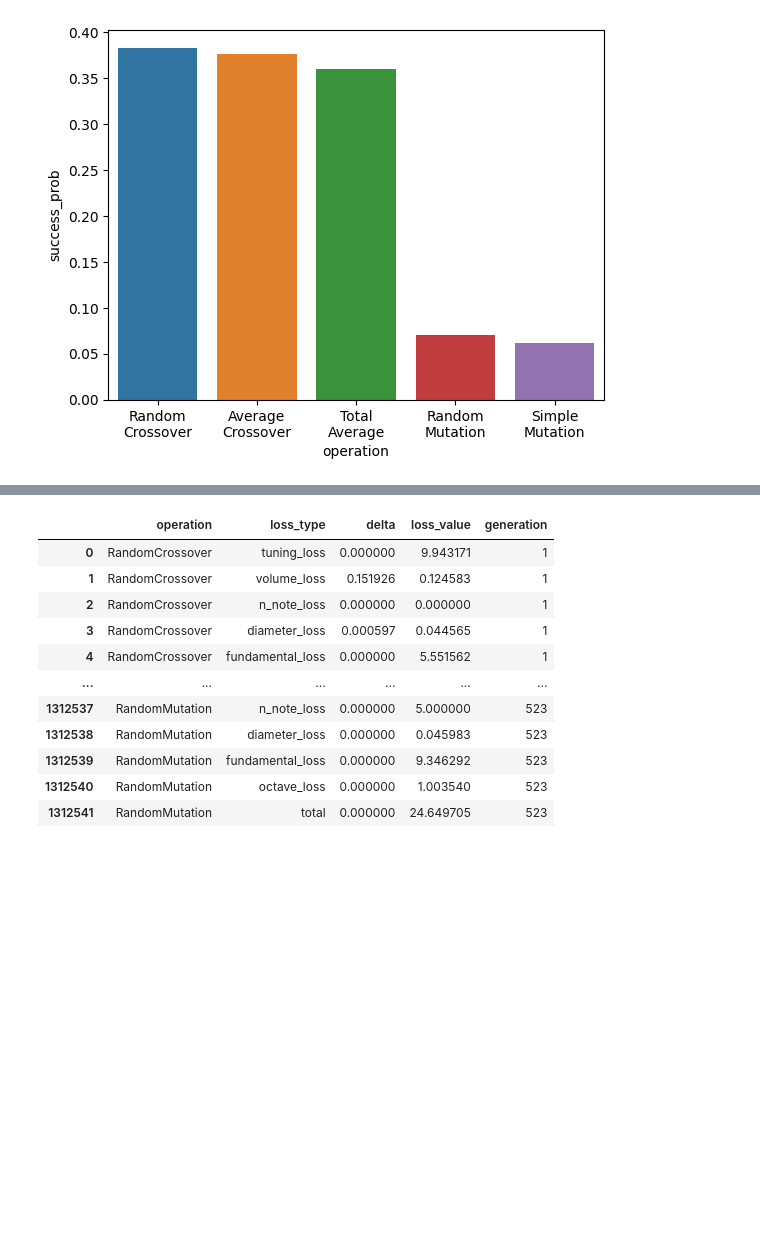
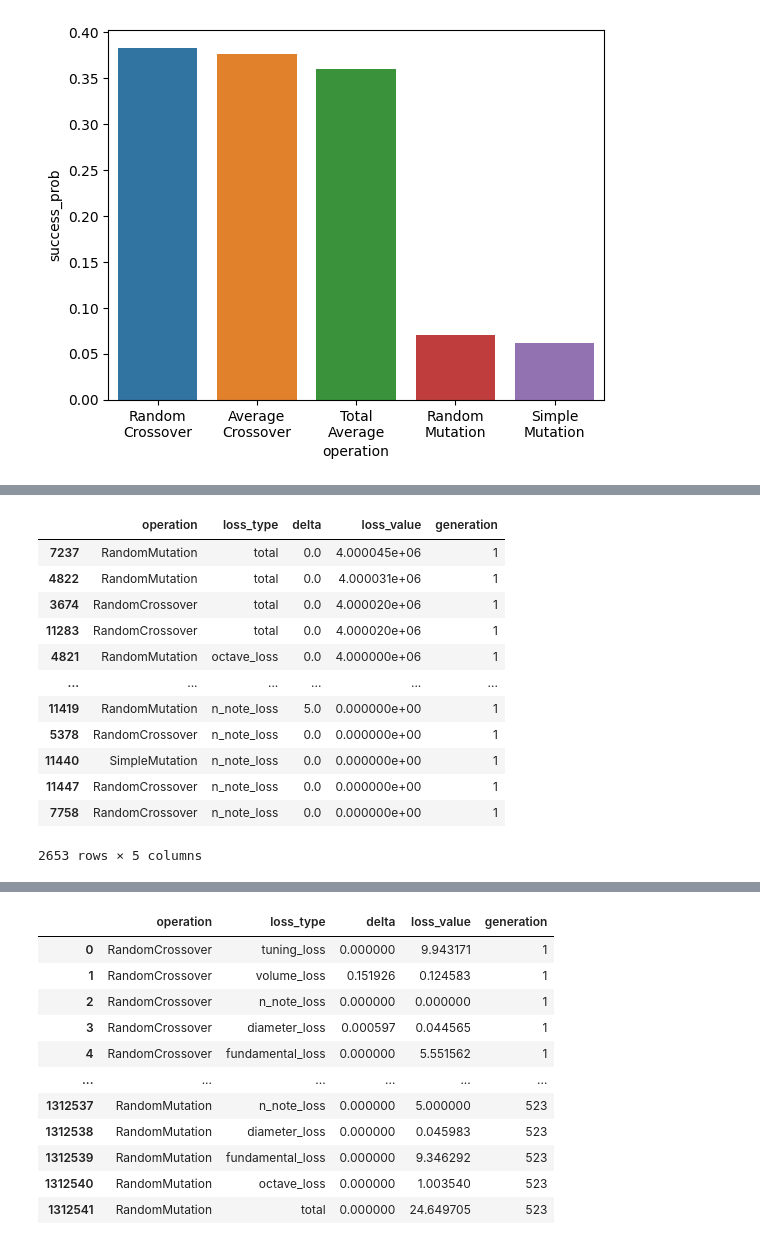
Before and after one commit to Didgitaldoo/didge-lab, a Jupyter notebook: src/experiments/arusha/analyze_evolution.ipynb, the cells around one changed output, grey strips where cells are left out. Saved outputs shown, nothing was run; the diff lists cells and outputs as text; code cells hidden in the pictures; blank space fills up the shorter version.

```diff
--- a/src/experiments/arusha/analyze_evolution.ipynb
+++ b/src/experiments/arusha/analyze_evolution.ipynb
@@ -170,0 +181,16 @@ Name: operation, dtype: int64
+# %%
+deltas.query("generation==1").sort_values(by="loss_value", ascending=False)
+# %% [output]
+|  | operation | loss_type | delta | loss_value | generation |
+| 7237 | RandomMutation | total | 0.0 | 4.000045e+06 | 1 |
+| 4822 | RandomMutation | total | 0.0 | 4.000031e+06 | 1 |
+| 3674 | RandomCrossover | total | 0.0 | 4.000020e+06 | 1 |
+| 11283 | RandomCrossover | total | 0.0 | 4.000020e+06 | 1 |
+| 4821 | RandomMutation | octave_loss | 0.0 | 4.000000e+06 | 1 |
+| ... | ... | ... | ... | ... | ... |
+| 11419 | RandomMutation | n_note_loss | 5.0 | 0.000000e+00 | 1 |
+| 5378 | RandomCrossover | n_note_loss | 0.0 | 0.000000e+00 | 1 |
+| 11440 | SimpleMutation | n_note_loss | 0.0 | 0.000000e+00 | 1 |
+| 11447 | RandomCrossover | n_note_loss | 0.0 | 0.000000e+00 | 1 |
+| 7758 | RandomCrossover | n_note_loss | 0.0 | 0.000000e+00 | 1 |
+2653 rows × 5 columns
```
Also changed, not shown: parts of 6 cells of this notebook, 3 other files.
